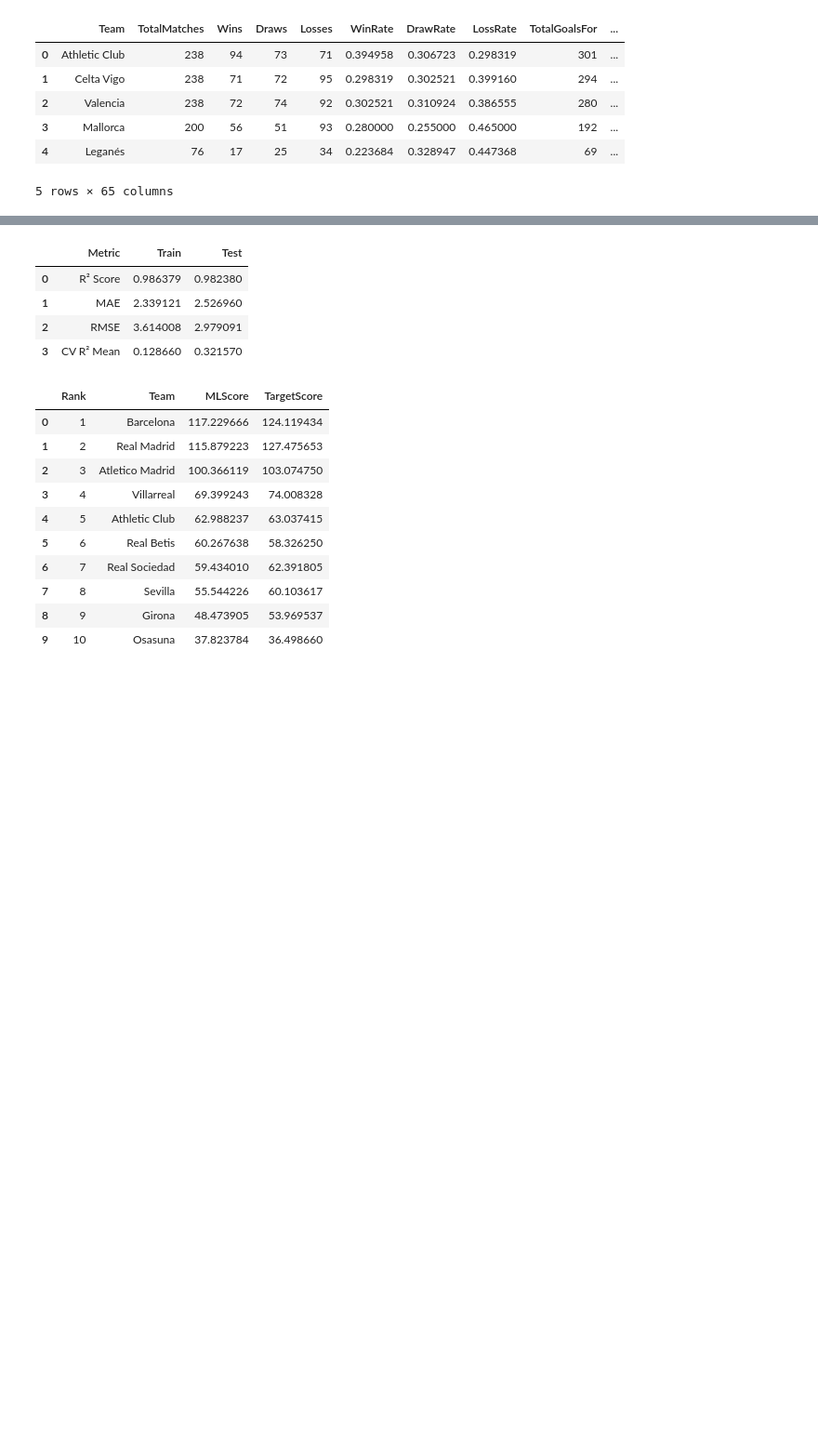
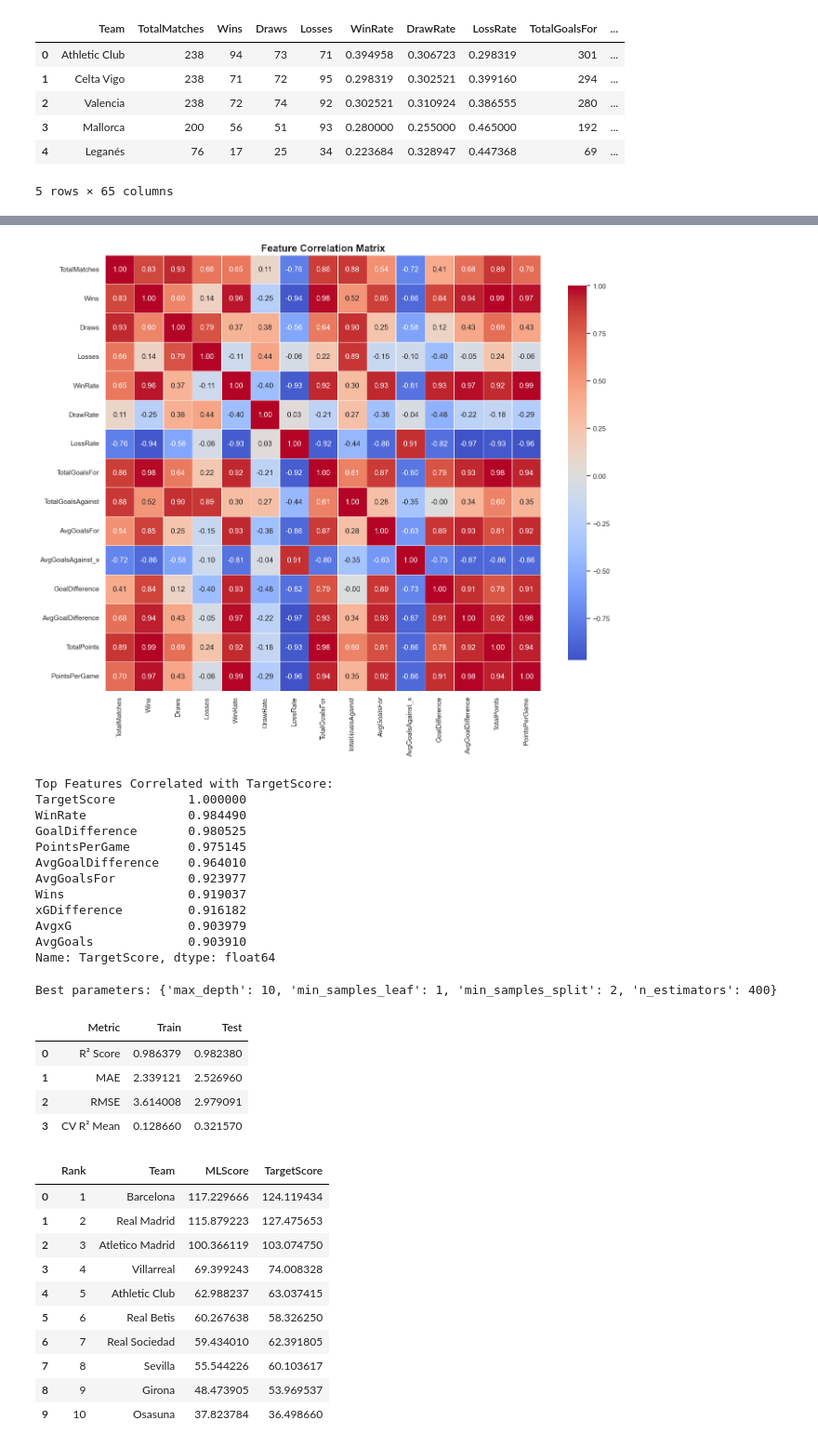
Before and after one commit to Divyanshu-Kumar19/LaLiga-Analysis, a Jupyter notebook: Analysis/src/modelling.ipynb, the cells around one changed output, grey strips where cells are left out. Shown at 93% size. Saved outputs shown, nothing was run; the diff lists cells and outputs as text; code cells hidden in the pictures; blank space fills up the shorter version.

```diff
--- a/Analysis/src/modelling.ipynb
+++ b/Analysis/src/modelling.ipynb
@@ -50,3 +122,43 @@ data.head()
+# %%
+numeric_cols = data.select_dtypes(include=[np.number]).columns[:15]
+corr_matrix = data[numeric_cols].corr()
+
+plt.figure(figsize=(14, 12))
+sns.heatmap(
+    corr_matrix,
+    annot=True,
+    fmt=".2f",
+    cmap="coolwarm",
+    center=0,
+    square=True,
+    linewidths=0.5,
+    cbar_kws={"shrink": 0.8},
+)
+plt.title("Feature Correlation Matrix", fontsize=16, fontweight="bold")
+plt.tight_layout()
+plt.show()
+
+print("\nTop Features Correlated with TargetScore:")
+print(
+    data.select_dtypes(include=[np.number])
+    .corr()["TargetScore"]
+    .sort_values(ascending=False)
+    .head(10)
+)
+# %% [output]
+[figure, added]
+Top Features Correlated with TargetScore:
+TargetScore          1.000000
+WinRate              0.984490
+GoalDifference       0.980525
+PointsPerGame        0.975145
+AvgGoalDifference    0.964010
+AvgGoalsFor          0.923977
+Wins                 0.919037
+xGDifference         0.916182
+AvgxG                0.903979
+AvgGoals             0.903910
+Name: TargetScore, dtype: float64
 # %%
 imp_cols = [
     "WinRate",
@@ -69,8 +181,8 @@ X_train, X_test, y_train, y_test = train_test_split(
 )
 # %%
 param_grid = {
-    'n_estimators': [300, 400, 500],
-    'max_depth': [10, 12, 15],
+    'n_estimators': [200, 300, 400],
+    'max_depth': [3, 5, 10],
     'min_samples_split': [2, 5],
     'min_samples_leaf': [1, 2]
 }
@@ -84,6 +196,9 @@ grid_search = GridSearchCV(
 
 grid_search.fit(X_train, y_train)
 model = grid_search.best_estimator_
+print(f"Best parameters: {grid_search.best_params_}")
+# %% [output]
+Best parameters: {'max_depth': 10, 'min_samples_leaf': 1, 'min_samples_split': 2, 'n_estimators': 400}
 # %%
 predictions_train = model.predict(X_train)
 predictions_test = model.predict(X_test)
```
Also changed, not shown: parts of 17 cells of this notebook, 24 other files.
